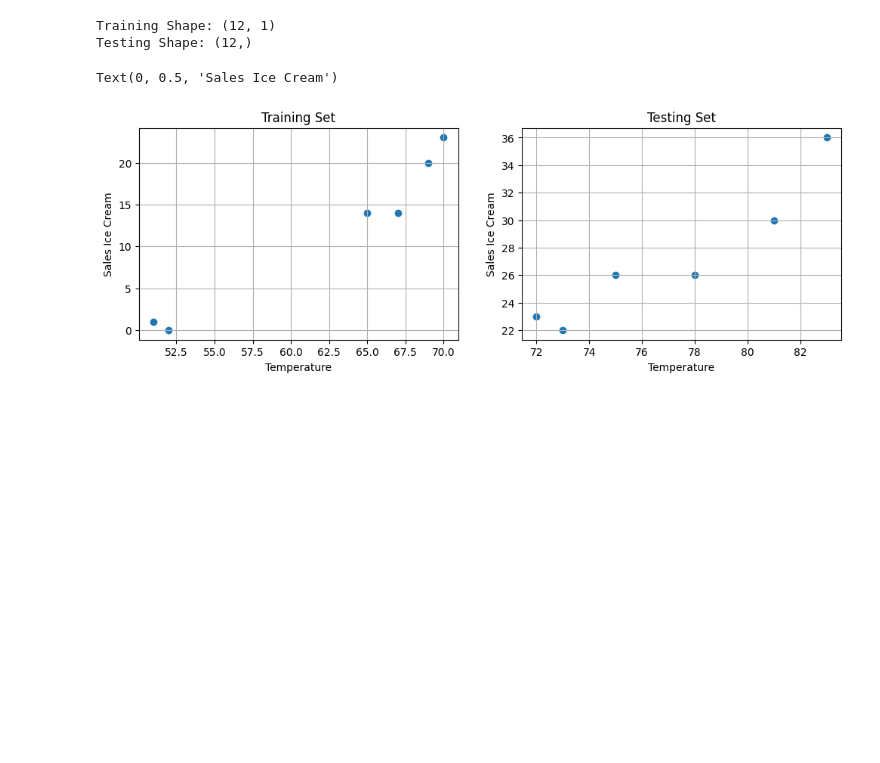
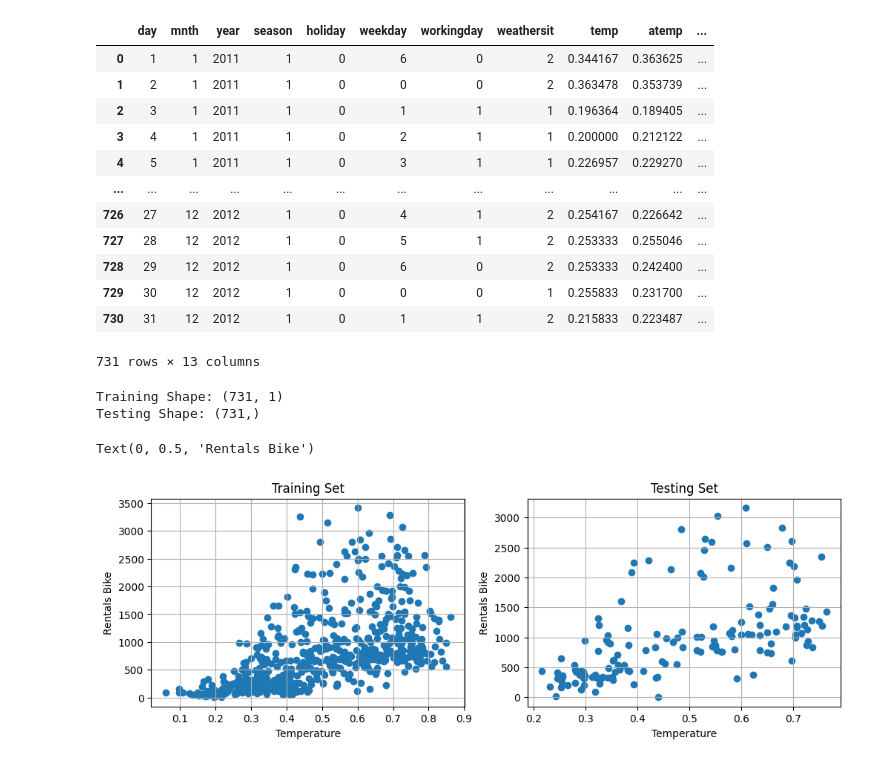
Before and after one commit to nozpera/data-science, a Jupyter notebook: machine-learning/supervised-learning/linear_regression.ipynb, the cells around one changed output. Cells and saved outputs as stored; diff of their text form; code cells hidden in the pictures; blank space fills up the shorter version.

```diff
--- a/machine-learning/supervised-learning/linear_regression.ipynb
+++ b/machine-learning/supervised-learning/linear_regression.ipynb
@@ -13,9 +8,27 @@ data = pd.DataFrame({
+# %%
+loc_dataset = "./dataset/daily-bike-share.csv"
+data = pd.read_csv(loc_dataset, delimiter=',', engine='python')
+data
+# %% [output]
+|  | day | mnth | year | season | holiday | weekday | workingday | weathersit | temp | atemp | ... |
+| 0 | 1 | 1 | 2011 | 1 | 0 | 6 | 0 | 2 | 0.344167 | 0.363625 | ... |
+| 1 | 2 | 1 | 2011 | 1 | 0 | 0 | 0 | 2 | 0.363478 | 0.353739 | ... |
+| 2 | 3 | 1 | 2011 | 1 | 0 | 1 | 1 | 1 | 0.196364 | 0.189405 | ... |
+| 3 | 4 | 1 | 2011 | 1 | 0 | 2 | 1 | 1 | 0.200000 | 0.212122 | ... |
+| 4 | 5 | 1 | 2011 | 1 | 0 | 3 | 1 | 1 | 0.226957 | 0.229270 | ... |
+| ... | ... | ... | ... | ... | ... | ... | ... | ... | ... | ... | ... |
+| 726 | 27 | 12 | 2012 | 1 | 0 | 4 | 1 | 2 | 0.254167 | 0.226642 | ... |
+| 727 | 28 | 12 | 2012 | 1 | 0 | 5 | 1 | 2 | 0.253333 | 0.255046 | ... |
+| 728 | 29 | 12 | 2012 | 1 | 0 | 6 | 0 | 2 | 0.253333 | 0.242400 | ... |
+| 729 | 30 | 12 | 2012 | 1 | 0 | 0 | 0 | 1 | 0.255833 | 0.231700 | ... |
+| 730 | 31 | 12 | 2012 | 1 | 0 | 1 | 1 | 2 | 0.215833 | 0.223487 | ... |
+731 rows × 13 columns
 # %%
-X = np.array(data['Temperature']).reshape(-1, 1)
-y = np.array(data['Sales'])
+X = np.array(data['temp']).reshape(-1,1)
+y = np.array(data['rentals'])
 print(f"Training Shape: {X.shape}")
 print(f"Testing Shape: {y.shape}")
 # %% [output]
-Training Shape: (12, 1)
-Testing Shape: (12,)
+Training Shape: (731, 1)
+Testing Shape: (731,)
 # %%
@@ -28,17 +41,17 @@ plt.title('Training Set')
 plt.scatter(X_train, y_train)
 plt.grid()
 plt.xlabel('Temperature')
-plt.ylabel('Sales Ice Cream')
+plt.ylabel('Rentals Bike')
 
 plt.subplot(2,2,2)
 plt.title('Testing Set')
 plt.scatter(X_test, y_test)
 plt.grid()
 plt.xlabel('Temperature')
-plt.ylabel('Sales Ice Cream')
+plt.ylabel('Rentals Bike')
 # %% [output]
-Text(0, 0.5, 'Sales Ice Cream')
+Text(0, 0.5, 'Rentals Bike')
-[figure, old version]
+[figure, new version]
 # %%
 model = LinearRegression().fit(X_train, y_train)
 intercept = model.intercept_
```
Also changed, not shown: parts of 9 cells of this notebook.
